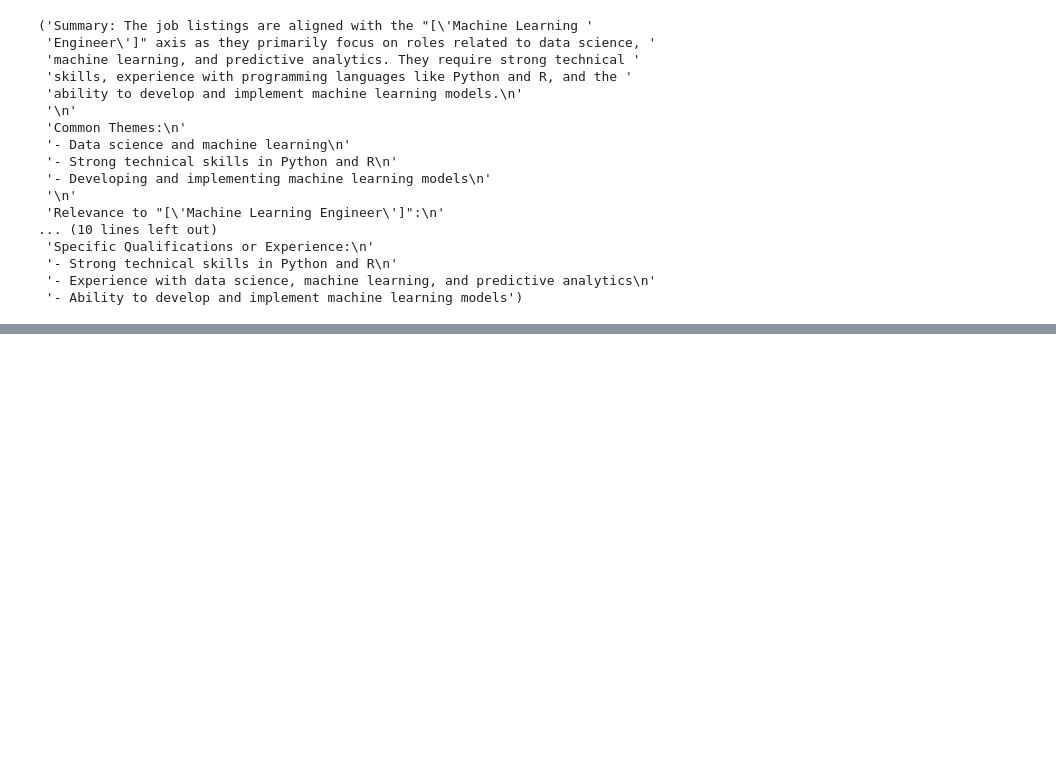
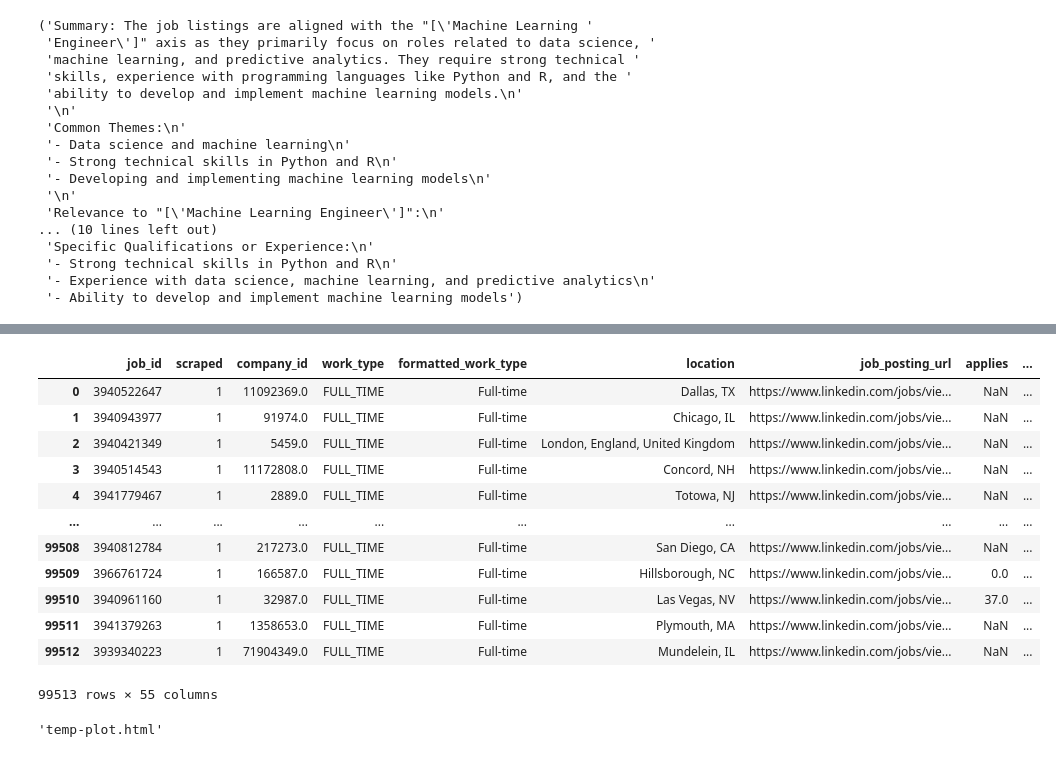
Before and after one commit to nickojelly/VectoredIn, a Jupyter notebook: sub_component_embedding.ipynb, the cells around one changed output, grey strips where cells are left out. Saved outputs shown, nothing was run; the diff lists cells and outputs as text; code cells hidden in the pictures; blank space fills up the shorter version.

Commit message:
Added in vectorpoints

```diff
--- a/sub_component_embedding.ipynb
+++ b/sub_component_embedding.ipynb
@@ -1044,0 +1102,16 @@ data_ner.to_feather('data/data_ner_embeddings.fth')
+# %%
+data_ner
+# %% [output]
+|  | job_id | scraped | company_id | work_type | formatted_work_type | location | job_posting_url | applies | ... |
+| 0 | 3940522647 | 1 | 11092369.0 | FULL_TIME | Full-time | Dallas, TX | https://www.linkedin.com/jobs/vie... | NaN | ... |
+| 1 | 3940943977 | 1 | 91974.0 | FULL_TIME | Full-time | Chicago, IL | https://www.linkedin.com/jobs/vie... | NaN | ... |
+| 2 | 3940421349 | 1 | 5459.0 | FULL_TIME | Full-time | London, England, United Kingdom | https://www.linkedin.com/jobs/vie... | NaN | ... |
+| 3 | 3940514543 | 1 | 11172808.0 | FULL_TIME | Full-time | Concord, NH | https://www.linkedin.com/jobs/vie... | NaN | ... |
+| 4 | 3941779467 | 1 | 2889.0 | FULL_TIME | Full-time | Totowa, NJ | https://www.linkedin.com/jobs/vie... | NaN | ... |
+| ... | ... | ... | ... | ... | ... | ... | ... | ... | ... |
+| 99508 | 3940812784 | 1 | 217273.0 | FULL_TIME | Full-time | San Diego, CA | https://www.linkedin.com/jobs/vie... | NaN | ... |
+| 99509 | 3966761724 | 1 | 166587.0 | FULL_TIME | Full-time | Hillsborough, NC | https://www.linkedin.com/jobs/vie... | 0.0 | ... |
+| 99510 | 3940961160 | 1 | 32987.0 | FULL_TIME | Full-time | Las Vegas, NV | https://www.linkedin.com/jobs/vie... | 37.0 | ... |
+| 99511 | 3941379263 | 1 | 1358653.0 | FULL_TIME | Full-time | Plymouth, MA | https://www.linkedin.com/jobs/vie... | NaN | ... |
+| 99512 | 3939340223 | 1 | 71904349.0 | FULL_TIME | Full-time | Mundelein, IL | https://www.linkedin.com/jobs/vie... | NaN | ... |
+99513 rows × 55 columns
@@ -1044,0 +1265,63 @@ data_ner.to_feather('data/data_ner_embeddings.fth')
+# %%
+test = data_ner_small.sample(1)
+embedding_indicies = test.iloc[0]['embedding_indexes'].tolist()
+sub_compoents = df_embeddings.query(('index == @embedding_indicies')).copy()
+sub_compoents['x_dist'] = sub_compoents['embedding'].apply(lambda x: cosine_distance(x, x_vector))
+sub_compoents['y_dist'] = sub_compoents['embedding'].apply(lambda x: cosine_distance(x, y_vector))
+sub_compoents['z_dist'] = sub_compoents['embedding'].apply(lambda x: cosine_distance(x, z_vector))
+
+
+import pandas as pd
+import plotly.graph_objects as go
+from plotly.offline import plot
+# Assuming df is your DataFrame and it has columns 'tsne-2d-one', 'tsne-2d-two' and 'title'
+df = sub_compoents.copy()
+# df['x_dist'] = df['vector'].apply(lambda x: cosine_distance(x, x_vector))
+# df['y_dist'] = df['vector'].apply(lambda x: cosine_distance(x, y_vector))
+# df['z_dist'] = df['vector'].apply(lambda x: cosine_distance(x, z_vector))
+
+distance_df = df.copy()
+x = distance_df['x_dist'].values
+y = distance_df['y_dist'].values
+z = distance_df['z_dist'].values
+# num_embeddings = distance_df['num_embedding'].values
+global_min = min(x.min(), y.min(), z.min())
+global_max = max(x.max(), y.max(), z.max())
+fig = go.Figure(data=go.Scatter3d(
+    x=x,
+    y=y,
+    z=z,
+    mode='markers',
+    marker=dict(
+        size=8,
+        color=x+y+z ,  # set color to cluster values
+        colorscale='Viridis',  # choose a colorscale
+        opacity=0.8,
+        colorbar=dict(title='Semantic Distance')
+    ),
+    # marker=dict(size=8, opacity=0.5),
+    text=distance_df['type']+' | '+distance_df['value'],  # this will set the hover text
+    hoverinfo='text',
+    name='Semantic Distance'
+
+
+))
+
+fig.update_layout(title='t-SNE plot',
+                  scene=dict(
+                      xaxis_title="Machine Learning Engineer",
+                      yaxis_title="Data Scientist",
+                      zaxis_title="Accountant",
+                      aspectmode='cube',
+                      xaxis=dict(range=[0.3, global_max]),  # set range for x axis
+                      yaxis=dict(range=[0.3, global_max]),  # set range for y axis
+                      zaxis=dict(range=[0.3, global_max]),  # set range for z axis
+                  ),
+                  hovermode='closest')
+
+
+fig.show()
+
+plot(fig)
+# %% [output]
+'temp-plot.html'
```
Also changed, not shown: parts of 13 cells of this notebook, 3 other files.
